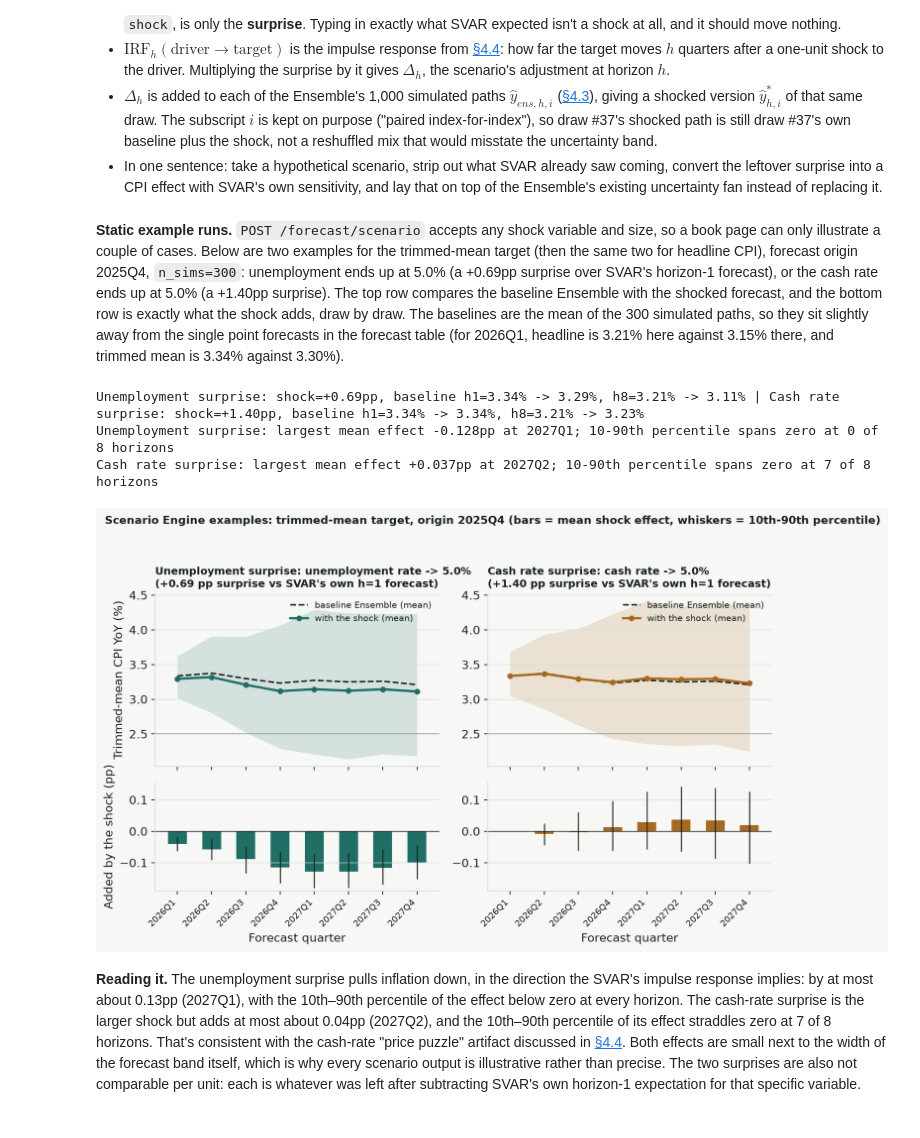
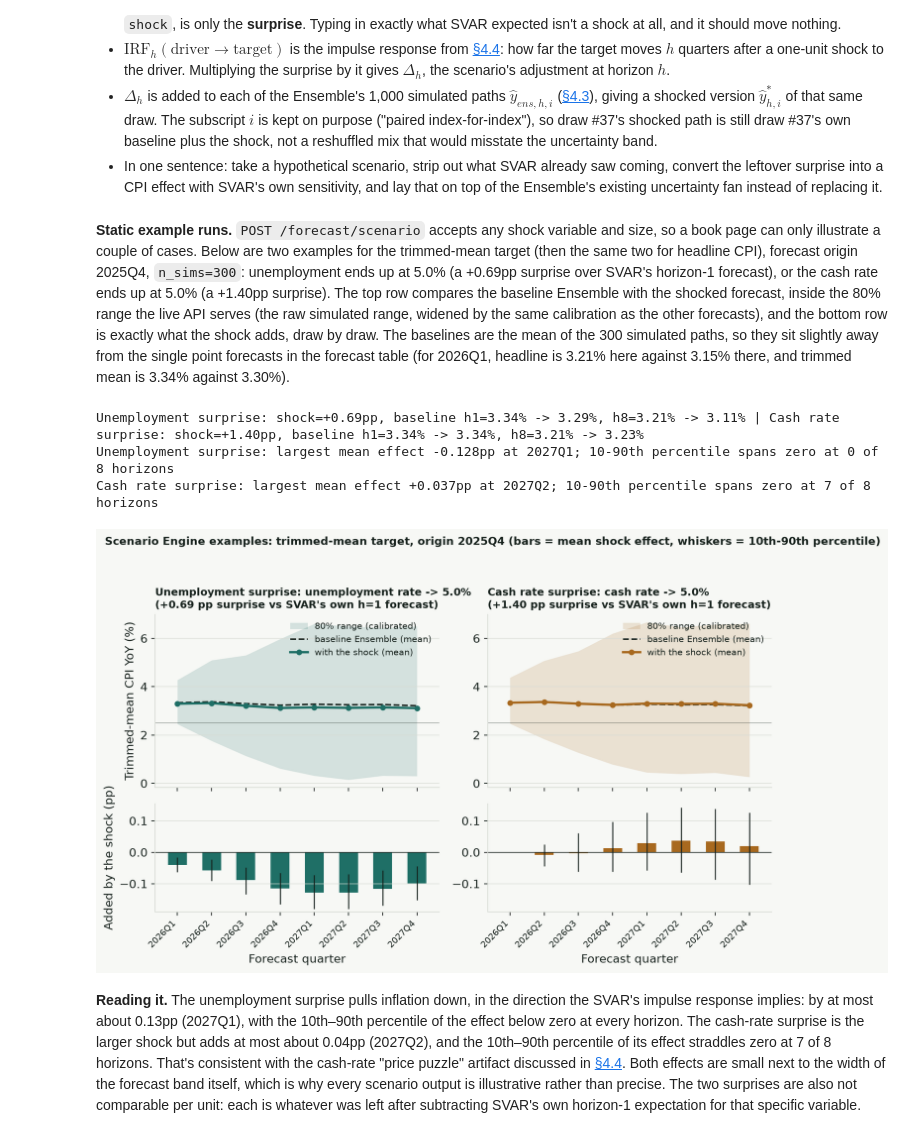
Before and after one commit to JuanVu1810/Australian-CPI-Forecast, a Jupyter notebook: book/australian_cpi_forecasting/04_modeling/45_scenario_engine.ipynb, the cells around one changed output. Saved outputs shown, nothing was run; the diff lists cells and outputs as text; code cells hidden in the pictures.

```diff
--- a/book/australian_cpi_forecasting/04_modeling/45_scenario_engine.ipynb
+++ b/book/australian_cpi_forecasting/04_modeling/45_scenario_engine.ipynb
@@ -56,9 +56,10 @@ TABLEAU = PROJECT_ROOT / "reports" / "tableau"
 - $\Delta_h$ is added to each of the Ensemble's 1,000 simulated paths $\hat y_{ens,h,i}$ ([§4.3](43_ensemble)), giving a shocked version $\hat y^{*}_{h,i}$ of that same draw. The subscript $i$ is kept on purpose ("paired index-for-index"), so draw #37's shocked path is still draw #37's own baseline plus the shock, not a reshuffled mix that would misstate the uncertainty band.
 - In one sentence: take a hypothetical scenario, strip out what SVAR already saw coming, convert the leftover surprise into a CPI effect with SVAR's own sensitivity, and lay that on top of the Ensemble's existing uncertainty fan instead of replacing it.
 # %% [markdown]
-**Static example runs.** `POST /forecast/scenario` accepts any shock variable and size, so a book page can only illustrate a couple of cases. Below are two examples for the trimmed-mean target (then the same two for headline CPI), forecast origin 2025Q4, `n_sims=300`: unemployment ends up at 5.0% (a +0.69pp surprise over SVAR's horizon-1 forecast), or the cash rate ends up at 5.0% (a +1.40pp surprise). The top row compares the baseline Ensemble with the shocked forecast, and the bottom row is exactly what the shock adds, draw by draw. The baselines are the mean of the 300 simulated paths, so they sit slightly away from the single point forecasts in the forecast table (for 2026Q1, headline is 3.21% here against 3.15% there, and trimmed mean is 3.34% against 3.30%).
+**Static example runs.** `POST /forecast/scenario` accepts any shock variable and size, so a book page can only illustrate a couple of cases. Below are two examples for the trimmed-mean target (then the same two for headline CPI), forecast origin 2025Q4, `n_sims=300`: unemployment ends up at 5.0% (a +0.69pp surprise over SVAR's horizon-1 forecast), or the cash rate ends up at 5.0% (a +1.40pp surprise). The top row compares the baseline Ensemble with the shocked forecast, inside the 80% range the live API serves (the raw simulated range, widened by the same calibration as the other forecasts), and the bottom row is exactly what the shock adds, draw by draw. The baselines are the mean of the 300 simulated paths, so they sit slightly away from the single point forecasts in the forecast table (for 2026Q1, headline is 3.21% here against 3.15% there, and trimmed mean is 3.34% against 3.30%).
 # %%
 from IPython.display import Image
+from api import main as api_main
 from src.models import scenario
 
 SCENARIO_CASES = (
@@ -70,13 +71,29 @@ results = [
     for _, var, val, _ in SCENARIO_CASES
 ]
 
+# The 80% band the live /forecast/scenario serves: the raw 10th-90th percentile range, widened by
+# the same horizon-by-horizon calibration factors as /forecast/all.
+band = [
+    api_main._calibrated_interval_bounds_for_family(
+        family="ensemble",
+        forecast=list(res.forecast),
+        interval_lower=list(res.interval_lower),
+        interval_upper=list(res.interval_upper),
+        lower=0.1,
+        upper=0.9,
+        interval_calibration_factors_path=PROJECT_ROOT / "reports/model_interval_calibration_factors_trimmed_mean.csv",
+        horizons=res.horizons,
+    )
+    for res in results
+]
+
 fig, axes = plt.subplots(2, 2, figsize=(9.2, 6.0), sharex=True, gridspec_kw={"height_ratios": [1.6, 1]})
 for col, ((label, var, val, color), res) in enumerate(zip(SCENARIO_CASES, results)):
     x = np.arange(len(res.horizons))
     baseline = res.baseline_paths.mean(axis=0)          # res.forecast is also a mean over draws
     top, bottom = axes[0, col], axes[1, col]
 
-    top.fill_between(x, res.interval_lower, res.interval_upper, color=color, alpha=0.16, linewidth=0)
+    top.fill_between(x, band[col][0], band[col][1], color=color, alpha=0.16, linewidth=0, label="80% range (calibrated)")
     top.plot(x, baseline, color=INK, linewidth=1.5, linestyle="--", label="baseline Ensemble (mean)")
     top.plot(x, res.forecast, color=color, linewidth=2.2, marker="o", markersize=4.5, label="with the shock (mean)")
     top.axhline(2.5, color=INK, linewidth=0.7, alpha=0.4)
@@ -101,34 +118,34 @@ top_lo = min(a.get_ylim()[0] for a in axes[0])
 top_hi = max(a.get_ylim()[1] for a in axes[0])
 for a in axes[0]:
     a.set_ylim(top_lo, top_hi)
 bot_lo = min(a.get_ylim()[0] for a in axes[1])
 bot_hi = max(a.get_ylim()[1] for a in axes[1])
 for a in axes[1]:
     a.set_ylim(bot_lo, bot_hi)
 fig.suptitle("Scenario Engine examples: trimmed-mean target, origin 2025Q4 (bars = mean shock effect, whiskers = 10th-90th percentile)",
              fontsize=10.5, fontweight="bold", x=0.02, ha="left")
 fig.tight_layout(rect=(0, 0, 1, 0.95))
 scenario_path = PROJECT_ROOT / "book/australian_cpi_forecasting/_static/scenario_examples.png"
 fig.savefig(scenario_path, dpi=180, bbox_inches="tight")
 plt.close(fig)
 
 print(" | ".join(
     f"{label}: shock={res.shock_size:+.2f}pp, baseline h1={res.baseline_paths.mean(axis=0)[0]:.2f}% -> {res.forecast[0]:.2f}%, "
     f"h8={res.baseline_paths.mean(axis=0)[-1]:.2f}% -> {res.forecast[-1]:.2f}%"
     for (label, *_), res in zip(SCENARIO_CASES, results)
 ))
 for (label, *_), res in zip(SCENARIO_CASES, results):
     effect = res.shock_contribution.mean(axis=0)
     lo, hi = np.percentile(res.shock_contribution, [10, 90], axis=0)
     k = int(np.abs(effect).argmax())
     print(f"{label}: largest mean effect {effect[k]:+.3f}pp at {res.quarters[k]}; "
           f"10-90th percentile spans zero at {int(((lo < 0) & (hi > 0)).sum())} of {len(effect)} horizons")
 Image(filename=str(scenario_path))
 # %% [output]
 Unemployment surprise: shock=+0.69pp, baseline h1=3.34% -> 3.29%, h8=3.21% -> 3.11% | Cash rate surprise: shock=+1.40pp, baseline h1=3.34% -> 3.34%, h8=3.21% -> 3.23%
 Unemployment surprise: largest mean effect -0.128pp at 2027Q1; 10-90th percentile spans zero at 0 of 8 horizons
 Cash rate surprise: largest mean effect +0.037pp at 2027Q2; 10-90th percentile spans zero at 7 of 8 horizons
-[figure, old version]
+[figure, new version]
 # %% [markdown]
 **Reading it.** The unemployment surprise pulls inflation down, in the direction the SVAR's impulse response implies:
 by at most about 0.13pp (2027Q1), with the 10th–90th percentile of the effect below zero at every horizon. The cash-rate
```
Also changed, not shown: parts of 1 cell of this notebook, 1 other file.
